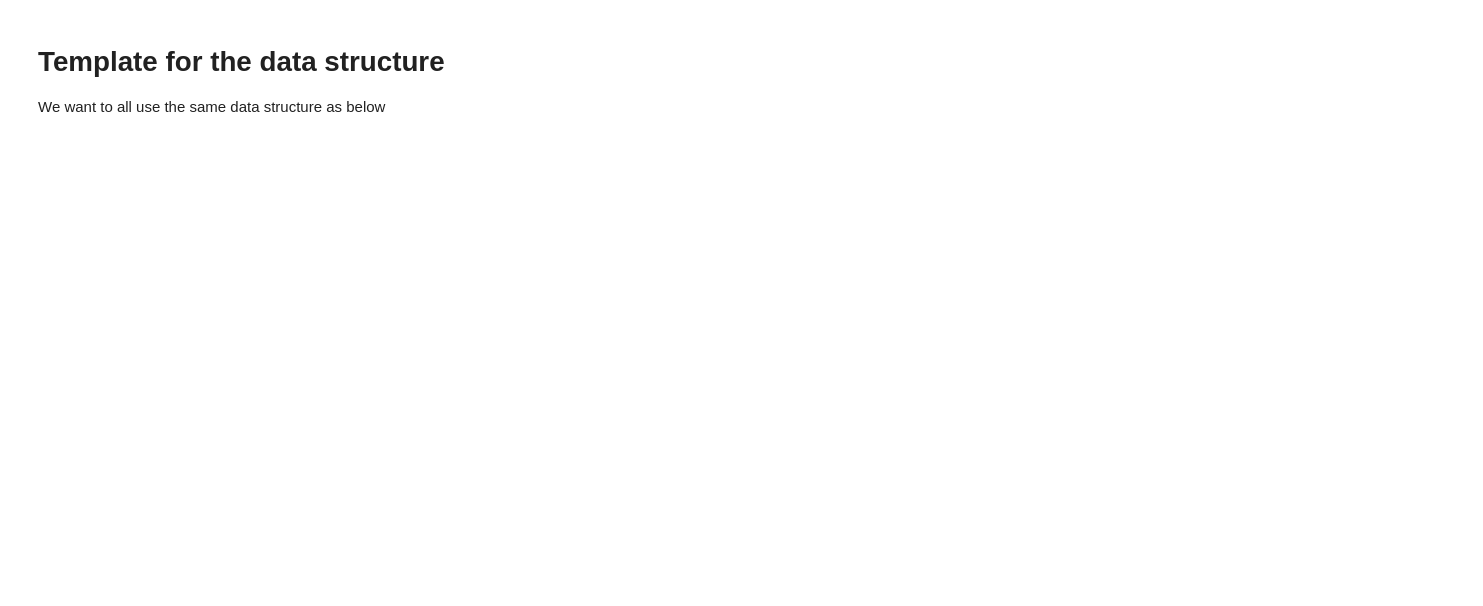
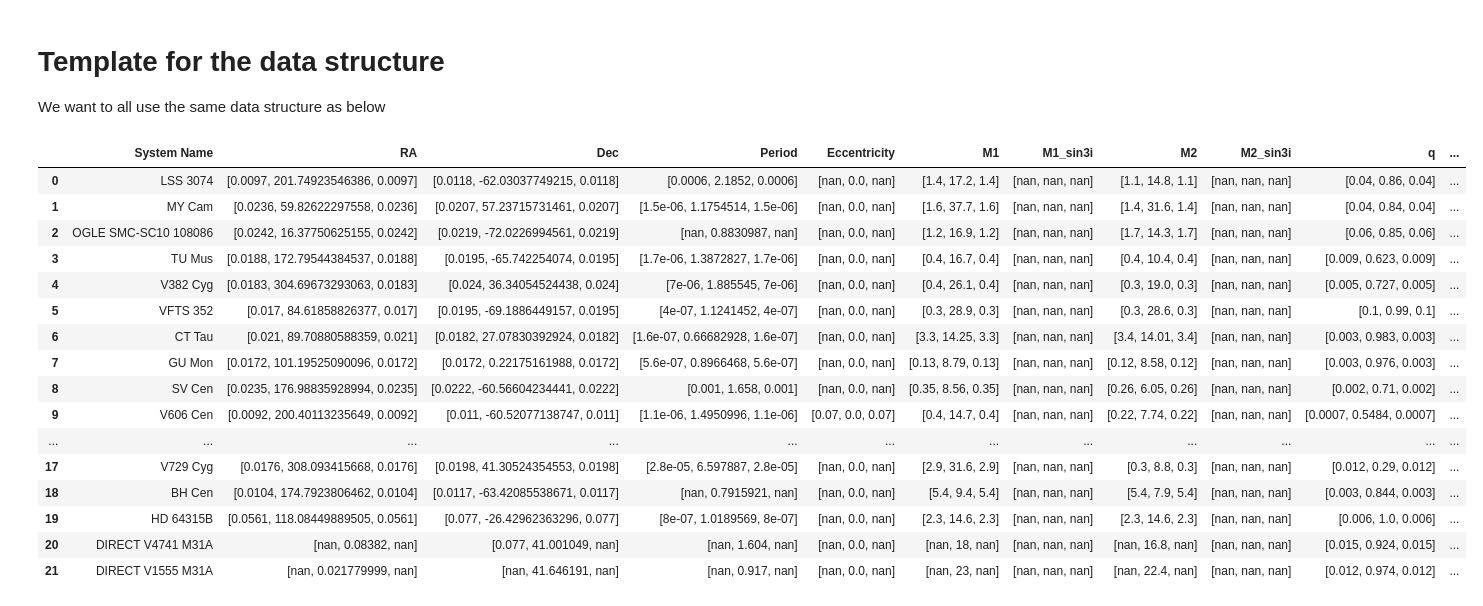
Before and after one commit to binary-observations/post_mt_catalog, a Jupyter notebook: code/data_compilation/contact/contact_table.ipynb, the cells around one changed output. Saved outputs shown, nothing was run; the diff lists cells and outputs as text; code cells hidden in the pictures; blank space fills up the shorter version.

Commit message:
corrected the hig-mass contact binaries to be 0 eccentricity
Co-authored-by: Copilot <copilot@github.com>

```diff
--- a/code/data_compilation/contact/contact_table.ipynb
+++ b/code/data_compilation/contact/contact_table.ipynb
@@ -446,7 +446,7 @@ contact_df = add_observation(contact_df,
     [0.0104,174.79238064620		,0.0104],        # RA
     [0.0117,-63.42085538671	,0.0117],        # Dec
     [np.nan, 0.79159210, np.nan],          # Period in days
-    [0.0, 0.0, 0.0],              # Eccentricity
+    [np.nan, 0.0, np.nan],             # Eccentricity
     [5.4,  9.4, 5.4],             # M1 in Msun
     [np.nan,np.nan,np.nan],          # M1 sin3i
     [5.4,  7.9, 5.4],             # M2 in Msun
@@ -456,8 +456,8 @@ contact_df = add_observation(contact_df,
     "B, Contact",                 # Type1
     "B, Contact",               # Type2
     ["RV", "EB",],                  # Detection Method
-    "1984AJ.....89..872L",          # Reference (use Ads Bibcode)
-    "Gaia DR3 5333576497997161728; HD 308826",    # Notes
+    ["1984AJ.....89..872L"],          # Reference (use Ads Bibcode)
+    "Gaia DR3 5333576497997161728; HD 308826, eccentricity set to 0 in modelling",    # Notes
 )
 # %%
 contact_df = add_observation(contact_df,
@@ -465,7 +465,7 @@ contact_df = add_observation(contact_df,
     [0.0561,118.08449889505		,	0.0561],        # RA
     [0.0770,-26.42962363296		,0.0770],        # Dec
     [0.0000008 , 1.0189569, 0.0000008 ],          # Period in days
-    [0.0, 0.0, 0.0],              # Eccentricity
+    [np.nan, 0.0, np.nan],             # Eccentricity
     [2.3,  14.6, 2.3],             # M1 in Msun
     [np.nan,np.nan,np.nan],          # M1 sin3i
     [2.3,  14.6, 2.3],             # M2 in Msun
@@ -475,8 +475,8 @@ contact_df = add_observation(contact_df,
     "O9V, Contact",                 # Type1
     "O9V, Contact",               # Type2
     ["RV", "EB",],                  # Detection Method
-    "2017A&A...606A..54L",          # Reference (use Ads Bibcode)
-    "Gaia DR3 5602025904044961536; quadruple",    # Notes
+    ["2017A&A...606A..54L"],          # Reference (use Ads Bibcode)
+    "Gaia DR3 5602025904044961536; quadruple, eccentricity set to 0 in modelling",    # Notes
 )
 # %%
 contact_df = add_observation(contact_df,
@@ -484,7 +484,7 @@ contact_df = add_observation(contact_df,
     [np.nan, 0.083820000	,	np.nan],        # RA
     [0.0770, 41.001049		,np.nan],        # Dec
     [np.nan , 1.604, np.nan ],          # Period in days
-    [0.0, 0.0, 0.0],              # Eccentricity
+    [np.nan, 0.0, np.nan],             # Eccentricity
     [np.nan,  18, np.nan],             # M1 in Msun
     [np.nan,np.nan,np.nan],          # M1 sin3i
     [np.nan,  16.8, np.nan],             # M2 in Msun
@@ -494,8 +494,8 @@ contact_df = add_observation(contact_df,
     "O, Contact",                 # Type1
     "O, Contact",               # Type2
     ["RV", "EB",],                  # Detection Method
-    "2022ApJ...932...14L",          # Reference (use Ads Bibcode)
-    "[VRJ2006] M31V-J00452011+4145037, M31",    # Notes
+    ["2022ApJ...932...14L"],          # Reference (use Ads Bibcode)
+    "[VRJ2006] M31V-J00452011+4145037, M31, eccentricity set to 0 in modelling",    # Notes
 )
 # %%
 contact_df = add_observation(contact_df,
@@ -503,7 +503,7 @@ contact_df = add_observation(contact_df,
     [np.nan,0.021779999		,np.nan],        # RA
     [np.nan, 41.646191		,np.nan],        # Dec
     [np.nan , 0.917, np.nan ],          # Period in days
-    [0.0, 0.0, 0.0],              # Eccentricity
+    [np.nan, 0.0, np.nan],             # Eccentricity
     [np.nan,  23, np.nan],             # M1 in Msun
     [np.nan,np.nan,np.nan],          # M1 sin3i
     [np.nan,  22.4, np.nan],             # M2 in Msun
@@ -513,7 +513,27 @@ contact_df = add_observation(contact_df,
     "O, Contact",                 # Type1
     "O, Contact",               # Type2
     ["RV", "EB",],                  # Detection Method
-    "2022ApJ...932...14L",          # Reference (use Ads Bibcode)
-    "[VRJ2006] M31V-J00450522+4138462, M31",    # Notes
+    ["2022ApJ...932...14L"],          # Reference (use Ads Bibcode)
+    "[VRJ2006] M31V-J00450522+4138462, M31, eccentricity set to 0 in modelling",    # Notes
 )
+# %%
+display(contact_df)
+# %% [output]
+|  | System Name | RA | Dec | Period | Eccentricity | M1 | M1_sin3i | M2 | M2_sin3i | q | ... |
+| 0 | LSS 3074 | [0.0097, 201.74923546386, 0.0097] | [0.0118, -62.03037749215, 0.0118] | [0.0006, 2.1852, 0.0006] | [nan, 0.0, nan] | [1.4, 17.2, 1.4] | [nan, nan, nan] | [1.1, 14.8, 1.1] | [nan, nan, nan] | [0.04, 0.86, 0.04] | ... |
+| 1 | MY Cam | [0.0236, 59.82622297558, 0.0236] | [0.0207, 57.23715731461, 0.0207] | [1.5e-06, 1.1754514, 1.5e-06] | [nan, 0.0, nan] | [1.6, 37.7, 1.6] | [nan, nan, nan] | [1.4, 31.6, 1.4] | [nan, nan, nan] | [0.04, 0.84, 0.04] | ... |
+| 2 | OGLE SMC-SC10 108086 | [0.0242, 16.37750625155, 0.0242] | [0.0219, -72.0226994561, 0.0219] | [nan, 0.8830987, nan] | [nan, 0.0, nan] | [1.2, 16.9, 1.2] | [nan, nan, nan] | [1.7, 14.3, 1.7] | [nan, nan, nan] | [0.06, 0.85, 0.06] | ... |
+| 3 | TU Mus | [0.0188, 172.79544384537, 0.0188] | [0.0195, -65.742254074, 0.0195] | [1.7e-06, 1.3872827, 1.7e-06] | [nan, 0.0, nan] | [0.4, 16.7, 0.4] | [nan, nan, nan] | [0.4, 10.4, 0.4] | [nan, nan, nan] | [0.009, 0.623, 0.009] | ... |
+| 4 | V382 Cyg | [0.0183, 304.69673293063, 0.0183] | [0.024, 36.34054524438, 0.024] | [7e-06, 1.885545, 7e-06] | [nan, 0.0, nan] | [0.4, 26.1, 0.4] | [nan, nan, nan] | [0.3, 19.0, 0.3] | [nan, nan, nan] | [0.005, 0.727, 0.005] | ... |
+| 5 | VFTS 352 | [0.017, 84.61858826377, 0.017] | [0.0195, -69.1886449157, 0.0195] | [4e-07, 1.1241452, 4e-07] | [nan, 0.0, nan] | [0.3, 28.9, 0.3] | [nan, nan, nan] | [0.3, 28.6, 0.3] | [nan, nan, nan] | [0.1, 0.99, 0.1] | ... |
+| 6 | CT Tau | [0.021, 89.70880588359, 0.021] | [0.0182, 27.07830392924, 0.0182] | [1.6e-07, 0.66682928, 1.6e-07] | [nan, 0.0, nan] | [3.3, 14.25, 3.3] | [nan, nan, nan] | [3.4, 14.01, 3.4] | [nan, nan, nan] | [0.003, 0.983, 0.003] | ... |
+| 7 | GU Mon | [0.0172, 101.19525090096, 0.0172] | [0.0172, 0.22175161988, 0.0172] | [5.6e-07, 0.8966468, 5.6e-07] | [nan, 0.0, nan] | [0.13, 8.79, 0.13] | [nan, nan, nan] | [0.12, 8.58, 0.12] | [nan, nan, nan] | [0.003, 0.976, 0.003] | ... |
+| 8 | SV Cen | [0.0235, 176.98835928994, 0.0235] | [0.0222, -60.56604234441, 0.0222] | [0.001, 1.658, 0.001] | [nan, 0.0, nan] | [0.35, 8.56, 0.35] | [nan, nan, nan] | [0.26, 6.05, 0.26] | [nan, nan, nan] | [0.002, 0.71, 0.002] | ... |
+| 9 | V606 Cen | [0.0092, 200.40113235649, 0.0092] | [0.011, -60.52077138747, 0.011] | [1.1e-06, 1.4950996, 1.1e-06] | [0.07, 0.0, 0.07] | [0.4, 14.7, 0.4] | [nan, nan, nan] | [0.22, 7.74, 0.22] | [nan, nan, nan] | [0.0007, 0.5484, 0.0007] | ... |
+| ... | ... | ... | ... | ... | ... | ... | ... | ... | ... | ... | ... |
+| 17 | V729 Cyg | [0.0176, 308.093415668, 0.0176] | [0.0198, 41.30524354553, 0.0198] | [2.8e-05, 6.597887, 2.8e-05] | [nan, 0.0, nan] | [2.9, 31.6, 2.9] | [nan, nan, nan] | [0.3, 8.8, 0.3] | [nan, nan, nan] | [0.012, 0.29, 0.012] | ... |
+| 18 | BH Cen | [0.0104, 174.7923806462, 0.0104] | [0.0117, -63.42085538671, 0.0117] | [nan, 0.7915921, nan] | [nan, 0.0, nan] | [5.4, 9.4, 5.4] | [nan, nan, nan] | [5.4, 7.9, 5.4] | [nan, nan, nan] | [0.003, 0.844, 0.003] | ... |
+| 19 | HD 64315B | [0.0561, 118.08449889505, 0.0561] | [0.077, -26.42962363296, 0.077] | [8e-07, 1.0189569, 8e-07] | [nan, 0.0, nan] | [2.3, 14.6, 2.3] | [nan, nan, nan] | [2.3, 14.6, 2.3] | [nan, nan, nan] | [0.006, 1.0, 0.006] | ... |
+| 20 | DIRECT V4741 M31A | [nan, 0.08382, nan] | [0.077, 41.001049, nan] | [nan, 1.604, nan] | [nan, 0.0, nan] | [nan, 18, nan] | [nan, nan, nan] | [nan, 16.8, nan] | [nan, nan, nan] | [0.015, 0.924, 0.015] | ... |
+| 21 | DIRECT V1555 M31A | [nan, 0.021779999, nan] | [nan, 41.646191, nan] | [nan, 0.917, nan] | [nan, 0.0, nan] | [nan, 23, nan] | [nan, nan, nan] | [nan, 22.4, nan] | [nan, nan, nan] | [0.012, 0.974, 0.012] | ... |
 # %%
```
Also changed, not shown: parts of 20 cells of this notebook, 16 other files.
